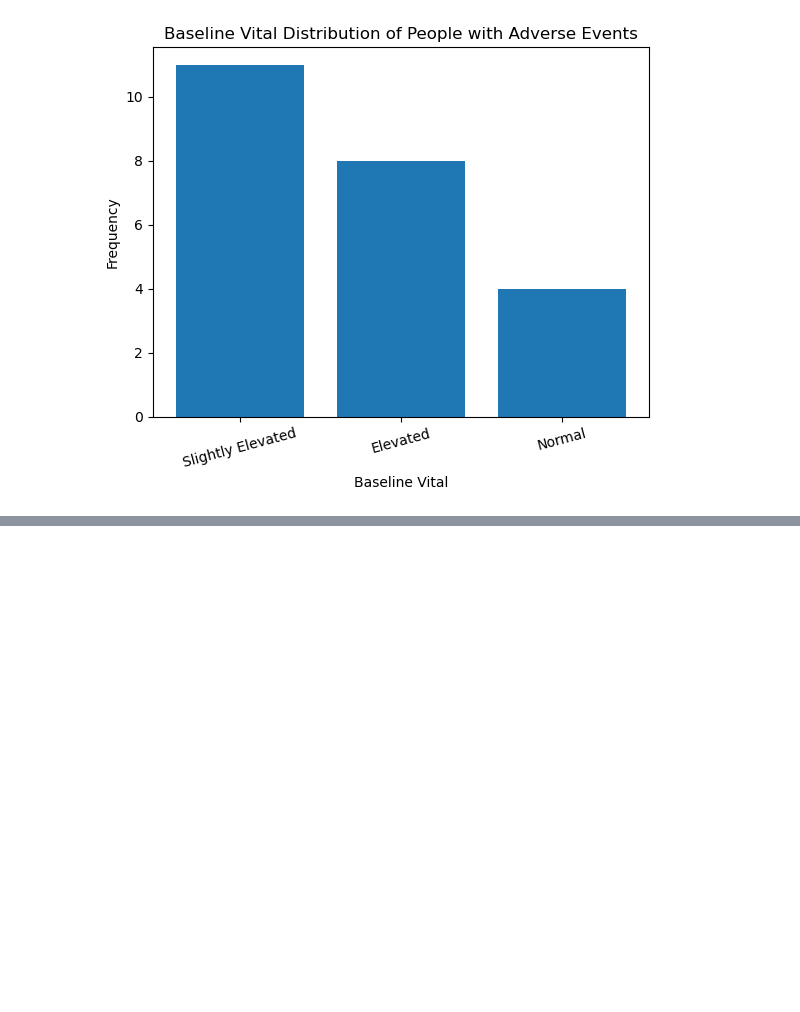
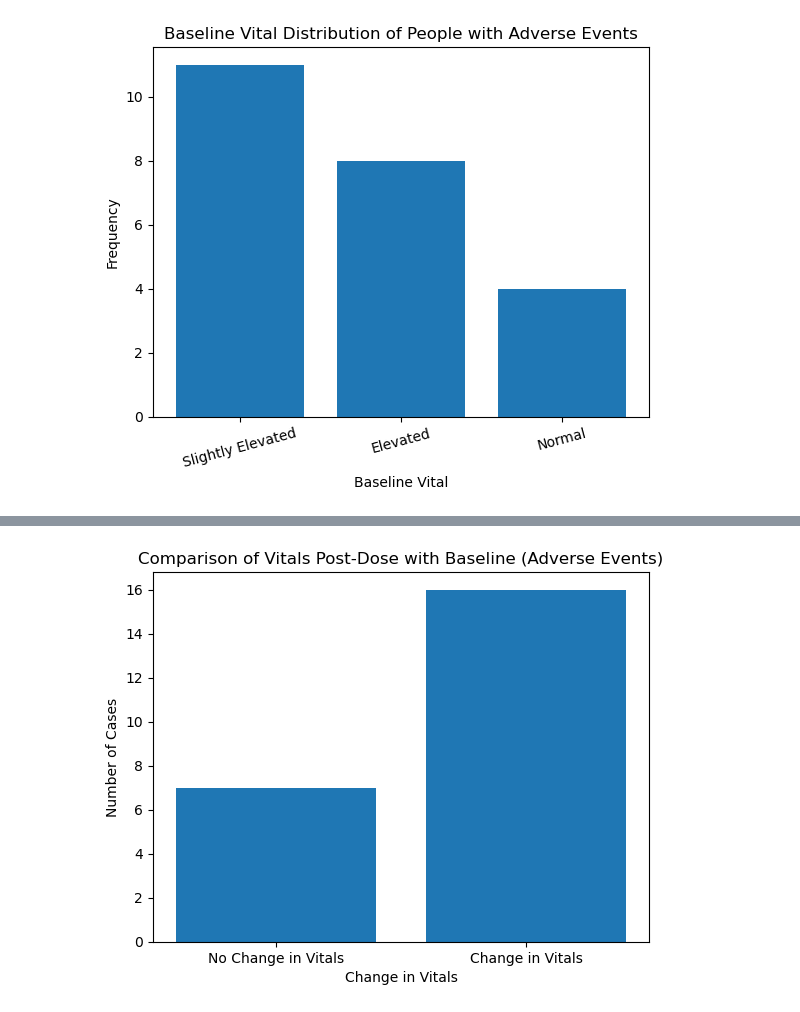
Before and after one commit to je325/Analyzing_Phase_I_ClinicalTrial, a Jupyter notebook: code/Analyzing_PhaseI_Clinical_Trials.ipynb, the cells around one changed output, grey strips where cells are left out. Cells and saved outputs as stored; diff of their text form; code cells hidden in the pictures; blank space fills up the shorter version.

```diff
--- a/code/Analyzing_PhaseI_Clinical_Trials.ipynb
+++ b/code/Analyzing_PhaseI_Clinical_Trials.ipynb
@@ -535,0 +556,16 @@ plt.show()
+# %%
+adverse_events = full_participant_info[full_participant_info['SeverityOfAdverseEvents'].notna()]
+# Calculate the number of cases with changes and no changes in vitals post-dose
+changed_vitals_count = (adverse_events['BaselineVitals'] != adverse_events['VitalsPostDose']).sum()
+unchanged_vitals_count = adverse_events.shape[0] - changed_vitals_count
+
+# Create labels and heights for the bar chart
+labels = ['No Change in Vitals', 'Change in Vitals']
+heights = [unchanged_vitals_count, changed_vitals_count]
+plt.bar(labels, heights)
+plt.title('Comparison of Vitals Post-Dose with Baseline (Adverse Events)')
+plt.xlabel('Change in Vitals')
+plt.ylabel('Number of Cases')
+plt.show()
+# %% [output]
+[figure, added]
```
Also changed, not shown: parts of 8 cells of this notebook, 1 other file.
